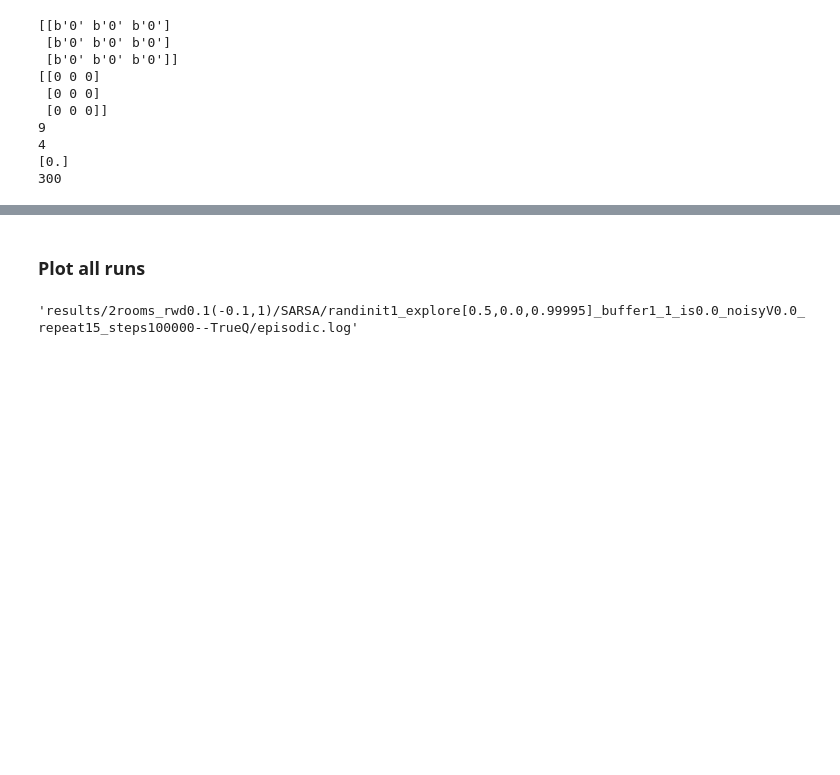
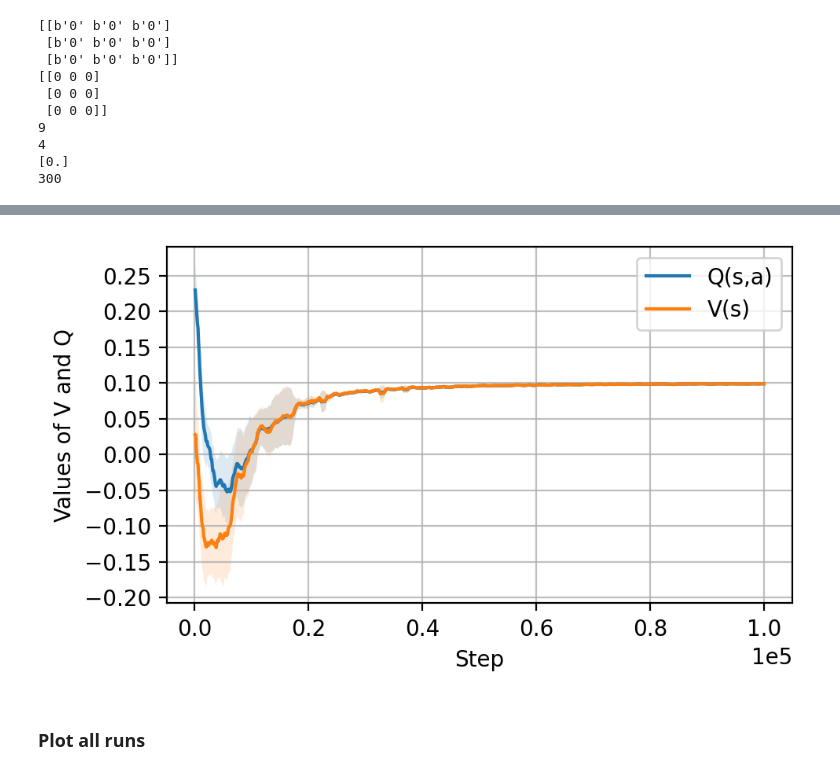
Before and after one commit to xy9485/gym-simplegrid, a Jupyter notebook: two_room.ipynb, the cells around one changed output, grey strips where cells are left out. Saved outputs shown, nothing was run; the diff lists cells and outputs as text; code cells hidden in the pictures; blank space fills up the shorter version.

```diff
--- a/two_room.ipynb
+++ b/two_room.ipynb
@@ -522,39 +184,38 @@ plot_metric(log_path, key_name, value_name, x_label, y_label, label_name=curve_n
 # %%
-
+algo_name = "VQ-learning"
+log_dir = log_dirs[algo_names.index(algo_name)]
 x_label = "Step"
 y_label = 'Values of V and Q'
 
 key_name = "step"
 value_name = "Q(s,a)"
 # value_name = "maxQ"
 curve_name = value_name
 
 log_path = os.path.join(log_dir, "avg_meter.log")
 save_path = os.path.join(log_dir, "step-V-Q")
 
 plot_metric(log_path, key_name, value_name, x_label, y_label, label_name=curve_name, interpolate=False, smooth=10, max_key=True, save_path=False)
 value_name = "V(s)"
 curve_name = value_name
 plot_metric(log_path, key_name, value_name, x_label, y_label, label_name=curve_name, interpolate=True, smooth=10, max_key=True, save_path=save_path)
 
 # log_path_true_return = os.path.join(log_dir, "true_return.log")
 # plot_avg_true_Q(log_path_true_return)
 
 
 
 # log_path = os.path.join(log_dir, "avg_meter.log")
 # x_label = "step"
 # y_label = "Q(s,a)"
 # plot_metric(log_path, x_label, y_label, label_name="Q(s,a)", interpolate=False)
 # x_label = "step"
 # y_label = "V(s)"
 # plot_metric(log_path, x_label, y_label, label_name="V(s)", interpolate=False)
+# %% [output]
+[figure, added]
 # %% [markdown]
 ### Plot all runs
-# %%
-log_path
-# %% [output]
-'results/2rooms_rwd0.1(-0.1,1)/SARSA/randinit1_explore[0.5,0.0,0.99995]_buffer1_1_is0.0_noisyV0.0_repeat15_steps100000--TrueQ/episodic.log'
 # %%
 # log_dir = "results/2rooms_steps100000_raninit1_alphaV0.1_alphaQ1.0_eps0.3to0.00_decay0.9998_repeat10"
 # log_dir = "results/2rooms_rwd0.1/VQ-learning/randinit1_eps0.5to0.0_decay0.99995_buffer1_1_is0.0_syncVQ0_repeat20_steps200000"
```
Also changed, not shown: parts of 30 cells of this notebook, 2 other files.
